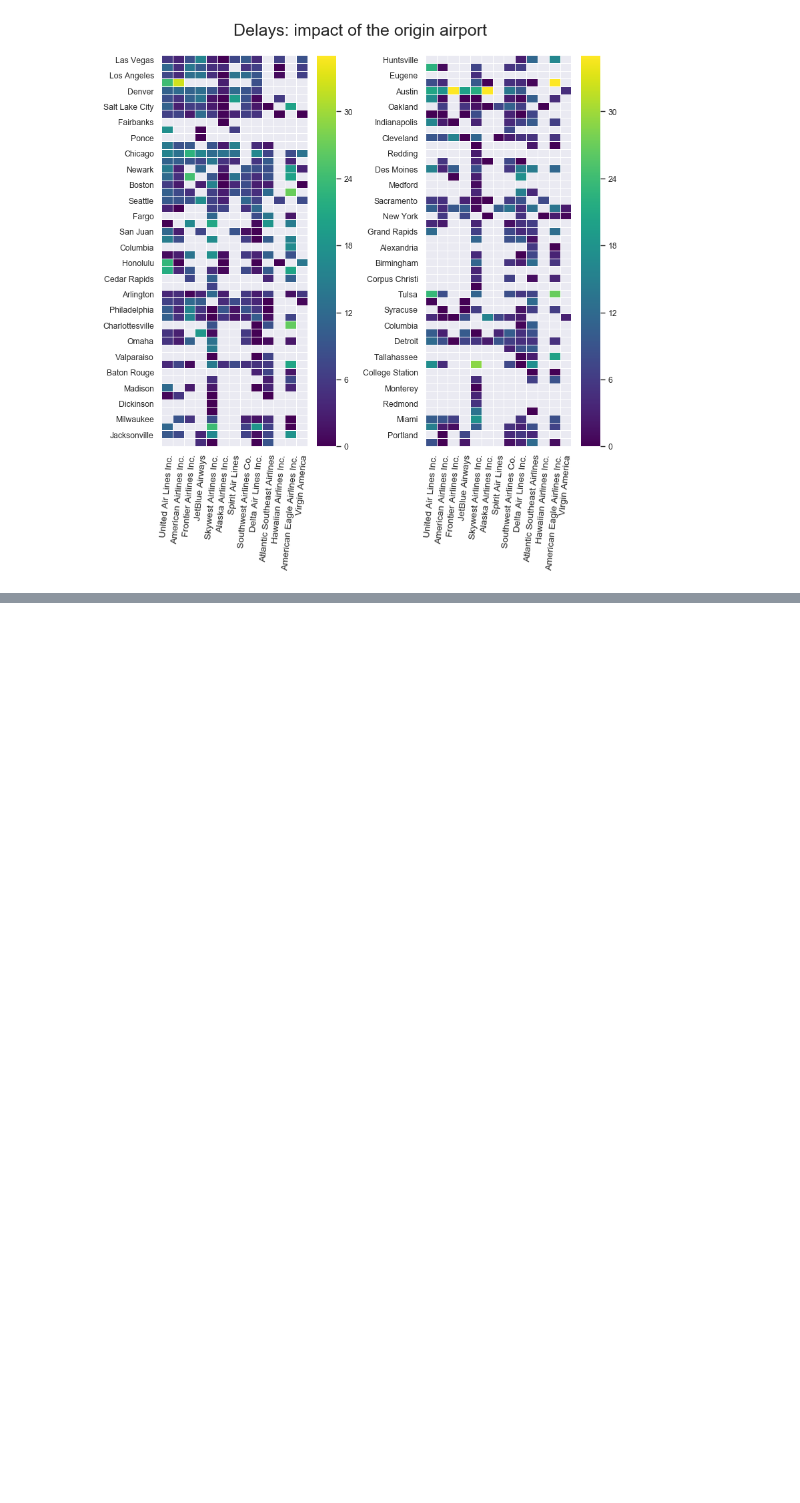
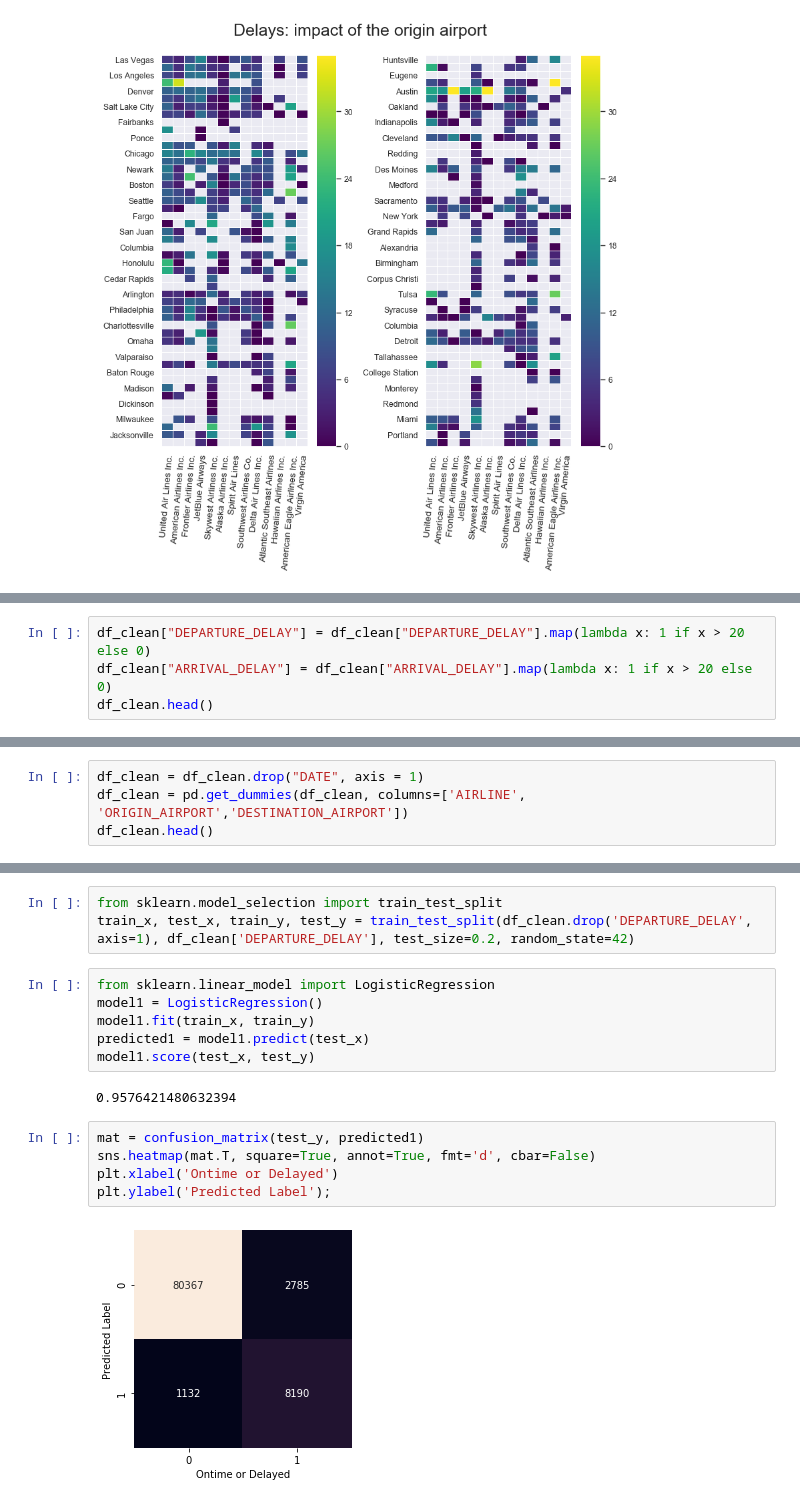
Before and after one commit to INFO6105-Data-Science/Predict-Flight-Delay, a Jupyter notebook: FlightDataAnalysis.ipynb, the cells around one changed output, grey strips where cells are left out. Cells and saved outputs as stored; diff of their text form; blank space fills up the shorter version.

Commit message:
predict fligth delays

```diff
--- a/FlightDataAnalysis.ipynb
+++ b/FlightDataAnalysis.ipynb
@@ -408,0 +425,4 @@ plt.tight_layout()
+# %%
+df_clean["DEPARTURE_DELAY"] = df_clean["DEPARTURE_DELAY"].map(lambda x: 1 if x > 20 else 0)
+df_clean["ARRIVAL_DELAY"] = df_clean["ARRIVAL_DELAY"].map(lambda x: 1 if x > 20 else 0)
+df_clean.head()
@@ -408,0 +436,4 @@ plt.tight_layout()
+# %%
+df_clean = df_clean.drop("DATE", axis = 1)
+df_clean = pd.get_dummies(df_clean, columns=['AIRLINE', 'ORIGIN_AIRPORT','DESTINATION_AIRPORT'])
+df_clean.head()
@@ -408,0 +448,18 @@ plt.tight_layout()
+# %%
+from sklearn.model_selection import train_test_split
+train_x, test_x, train_y, test_y = train_test_split(df_clean.drop('DEPARTURE_DELAY', axis=1), df_clean['DEPARTURE_DELAY'], test_size=0.2, random_state=42)
+# %%
+from sklearn.linear_model import LogisticRegression
+model1 = LogisticRegression()
+model1.fit(train_x, train_y)
+predicted1 = model1.predict(test_x)
+model1.score(test_x, test_y)
+# %% [output]
+0.9576421480632394
+# %%
+mat = confusion_matrix(test_y, predicted1)
+sns.heatmap(mat.T, square=True, annot=True, fmt='d', cbar=False)
+plt.xlabel('Ontime or Delayed')
+plt.ylabel('Predicted Label');
+# %% [output]
+[figure, added]
```
Also changed, not shown: parts of 13 cells of this notebook.
